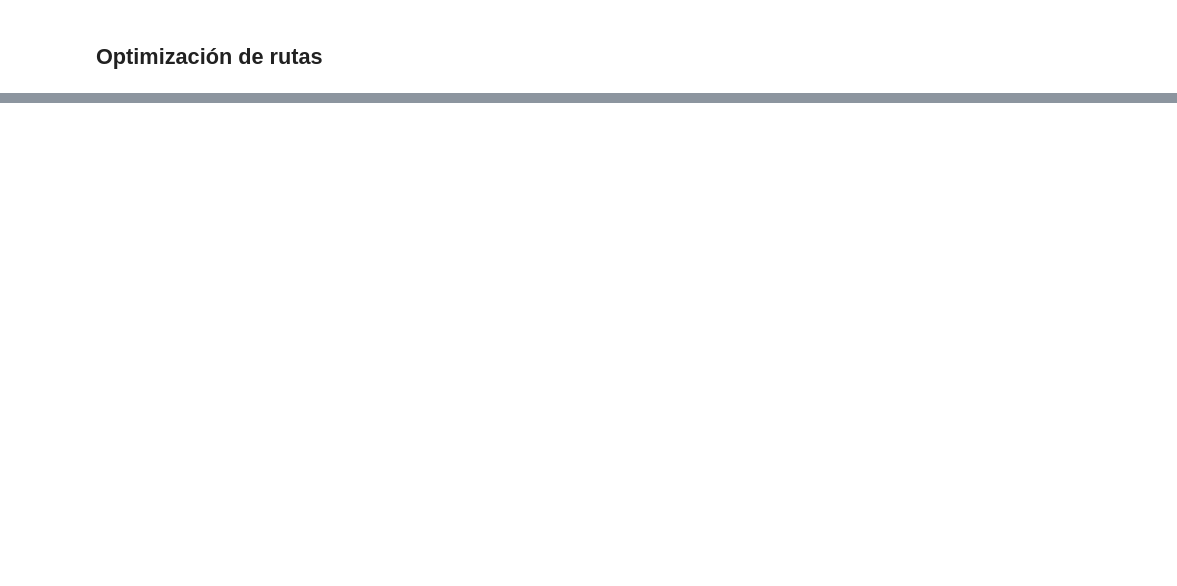
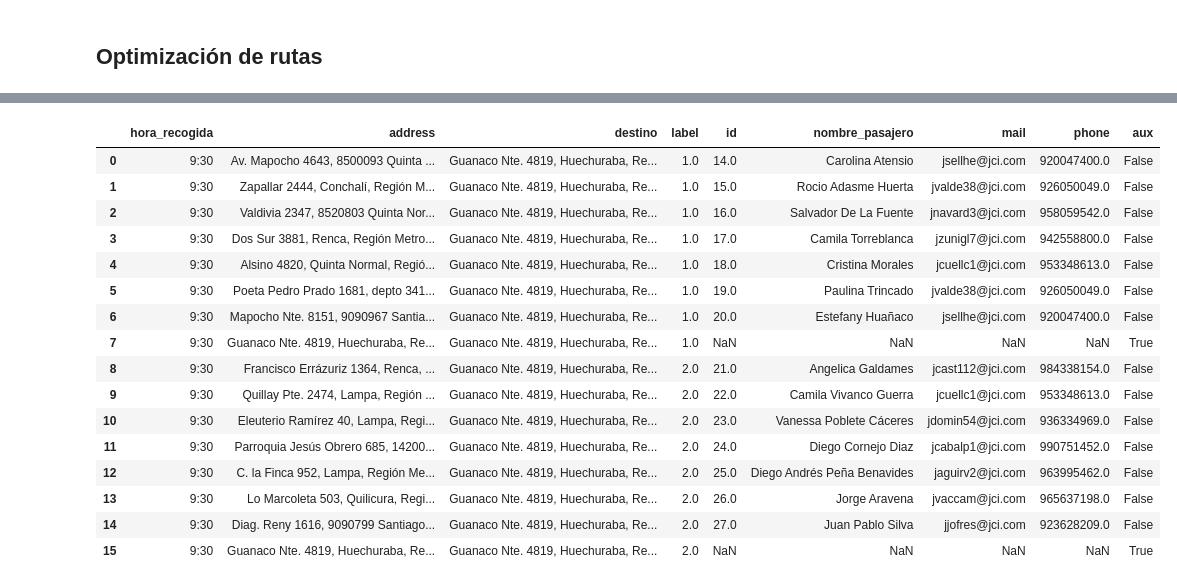
Before and after one commit to martinnnsss/best-route, a Jupyter notebook: routes_v3.1.ipynb, the cells around one changed output, grey strips where cells are left out. Saved outputs shown, nothing was run; the diff lists cells and outputs as text; code cells hidden in the pictures; blank space fills up the shorter version.

```diff
--- a/routes_v3.1.ipynb
+++ b/routes_v3.1.ipynb
@@ -214,19 +311,39 @@ Index(['address', 'hora_recogida', 'destino', 'nombre_pasajero', 'mail',
 # %%
 #paso 1.1.2 (distintos origenes -> un destino; agregar destino de la ruta)
 
 false_df=false_df[['hora_recogida','address','destino','label','id','nombre_pasajero','mail','phone']] #######
 false_df=false_df.sort_values(by=['label'])
 
 grouped= false_df.groupby(['destino','label'])
 
 for data,group in grouped:
     group.reset_index(drop=True,inplace=True)
     nueva_fila = {'hora_recogida': group['hora_recogida'][0], 'address': data[0], 'destino': data[0],'label': data[1]}
     false_df = false_df.append(nueva_fila, ignore_index=True)
 
 false_df['aux']= false_df['address']==false_df['destino']
 
 false_df=false_df.sort_values(by=['label']).reset_index(drop=True)
+
+false_df
+# %% [output]
+|  | hora_recogida | address | destino | label | id | nombre_pasajero | mail | phone | aux |
+| 0 | 9:30 | Av. Mapocho 4643, 8500093 Quinta ... | Guanaco Nte. 4819, Huechuraba, Re... | 1.0 | 14.0 | Carolina Atensio | jsellhe@jci.com | 920047400.0 | False |
+| 1 | 9:30 | Zapallar 2444, Conchalí, Región M... | Guanaco Nte. 4819, Huechuraba, Re... | 1.0 | 15.0 | Rocio Adasme Huerta | jvalde38@jci.com | 926050049.0 | False |
+| 2 | 9:30 | Valdivia 2347, 8520803 Quinta Nor... | Guanaco Nte. 4819, Huechuraba, Re... | 1.0 | 16.0 | Salvador De La Fuente | jnavard3@jci.com | 958059542.0 | False |
+| 3 | 9:30 | Dos Sur 3881, Renca, Región Metro... | Guanaco Nte. 4819, Huechuraba, Re... | 1.0 | 17.0 | Camila Torreblanca | jzunigl7@jci.com | 942558800.0 | False |
+| 4 | 9:30 | Alsino 4820, Quinta Normal, Regió... | Guanaco Nte. 4819, Huechuraba, Re... | 1.0 | 18.0 | Cristina Morales | jcuellc1@jci.com | 953348613.0 | False |
+| 5 | 9:30 | Poeta Pedro Prado 1681, depto 341... | Guanaco Nte. 4819, Huechuraba, Re... | 1.0 | 19.0 | Paulina Trincado | jvalde38@jci.com | 926050049.0 | False |
+| 6 | 9:30 | Mapocho Nte. 8151, 9090967 Santia... | Guanaco Nte. 4819, Huechuraba, Re... | 1.0 | 20.0 | Estefany Huañaco | jsellhe@jci.com | 920047400.0 | False |
+| 7 | 9:30 | Guanaco Nte. 4819, Huechuraba, Re... | Guanaco Nte. 4819, Huechuraba, Re... | 1.0 | NaN | NaN | NaN | NaN | True |
+| 8 | 9:30 | Francisco Errázuriz 1364, Renca, ... | Guanaco Nte. 4819, Huechuraba, Re... | 2.0 | 21.0 | Angelica Galdames | jcast112@jci.com | 984338154.0 | False |
+| 9 | 9:30 | Quillay Pte. 2474, Lampa, Región ... | Guanaco Nte. 4819, Huechuraba, Re... | 2.0 | 22.0 | Camila Vivanco Guerra | jcuellc1@jci.com | 953348613.0 | False |
+| 10 | 9:30 | Eleuterio Ramírez 40, Lampa, Regi... | Guanaco Nte. 4819, Huechuraba, Re... | 2.0 | 23.0 | Vanessa Poblete Cáceres | jdomin54@jci.com | 936334969.0 | False |
+| 11 | 9:30 | Parroquia Jesús Obrero 685, 14200... | Guanaco Nte. 4819, Huechuraba, Re... | 2.0 | 24.0 | Diego Cornejo Diaz | jcabalp1@jci.com | 990751452.0 | False |
+| 12 | 9:30 | C. la Finca 952, Lampa, Región Me... | Guanaco Nte. 4819, Huechuraba, Re... | 2.0 | 25.0 | Diego Andrés Peña Benavides | jaguirv2@jci.com | 963995462.0 | False |
+| 13 | 9:30 | Lo Marcoleta 503, Quilicura, Regi... | Guanaco Nte. 4819, Huechuraba, Re... | 2.0 | 26.0 | Jorge Aravena | jvaccam@jci.com | 965637198.0 | False |
+| 14 | 9:30 | Diag. Reny 1616, 9090799 Santiago... | Guanaco Nte. 4819, Huechuraba, Re... | 2.0 | 27.0 | Juan Pablo Silva | jjofres@jci.com | 923628209.0 | False |
+| 15 | 9:30 | Guanaco Nte. 4819, Huechuraba, Re... | Guanaco Nte. 4819, Huechuraba, Re... | 2.0 | NaN | NaN | NaN | NaN | True |
 # %%
 #paso 1.1.3 (distintos origenes -> un destino; calcular la ruta más eficiente)
 
```
Also changed, not shown: parts of 9 cells of this notebook, 4 other files.
